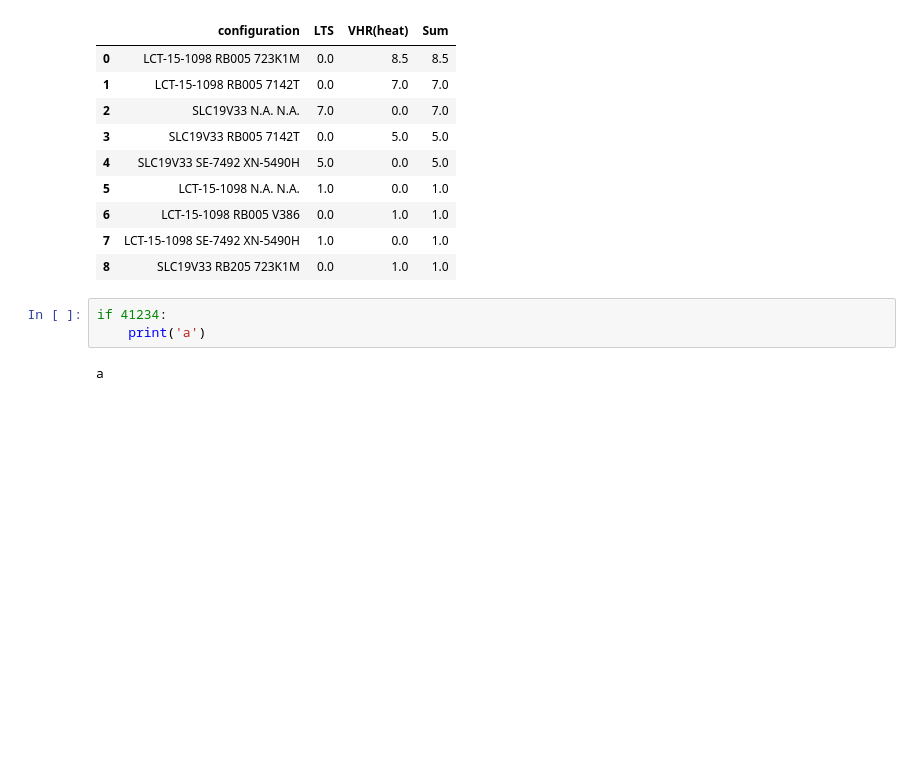
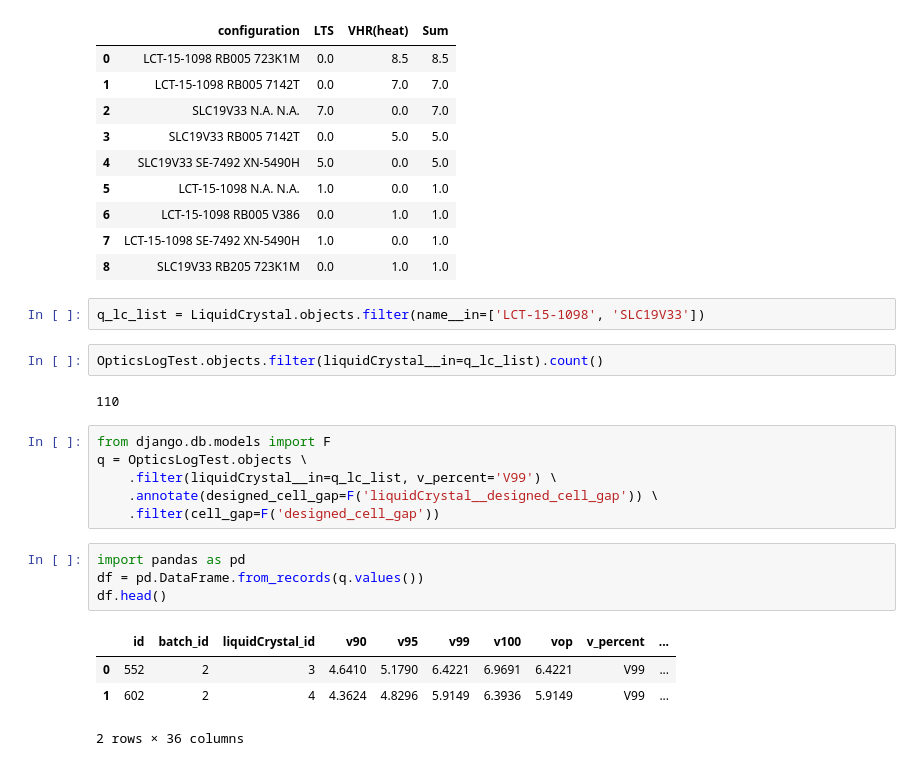
Before and after one commit to dimsplendid/td_toolkits_reconstruc, a Jupyter notebook: test.ipynb, the cells around one changed output. Cells and saved outputs as stored; diff of their text form; blank space fills up the shorter version.

```diff
--- a/test.ipynb
+++ b/test.ipynb
@@ -154,7 +154,23 @@ tmp_df
 | 7 | LCT-15-1098 SE-7492 XN-5490H | 1.0 | 0.0 | 1.0 |
 | 8 | SLC19V33 RB205 723K1M | 0.0 | 1.0 | 1.0 |
 # %%
-if 41234:
-    print('a')
+q_lc_list = LiquidCrystal.objects.filter(name__in=['LCT-15-1098', 'SLC19V33'])
-# %% [output]
-a
+# %%
+OpticsLogTest.objects.filter(liquidCrystal__in=q_lc_list).count()
+# %% [output]
+110
+# %%
+from django.db.models import F
+q = OpticsLogTest.objects \
+    .filter(liquidCrystal__in=q_lc_list, v_percent='V99') \
+    .annotate(designed_cell_gap=F('liquidCrystal__designed_cell_gap')) \
+    .filter(cell_gap=F('designed_cell_gap'))
+# %%
+import pandas as pd
+df = pd.DataFrame.from_records(q.values())
+df.head()
+# %% [output]
+|  | id | batch_id | liquidCrystal_id | v90 | v95 | v99 | v100 | vop | v_percent | ... |
+| 0 | 552 | 2 | 3 | 4.6410 | 5.1790 | 6.4221 | 6.9691 | 6.4221 | V99 | ... |
+| 1 | 602 | 2 | 4 | 4.3624 | 4.8296 | 5.9149 | 6.3936 | 5.9149 | V99 | ... |
+2 rows × 36 columns
```
Also changed, not shown: parts of 6 cells of this notebook, 10 other files.
